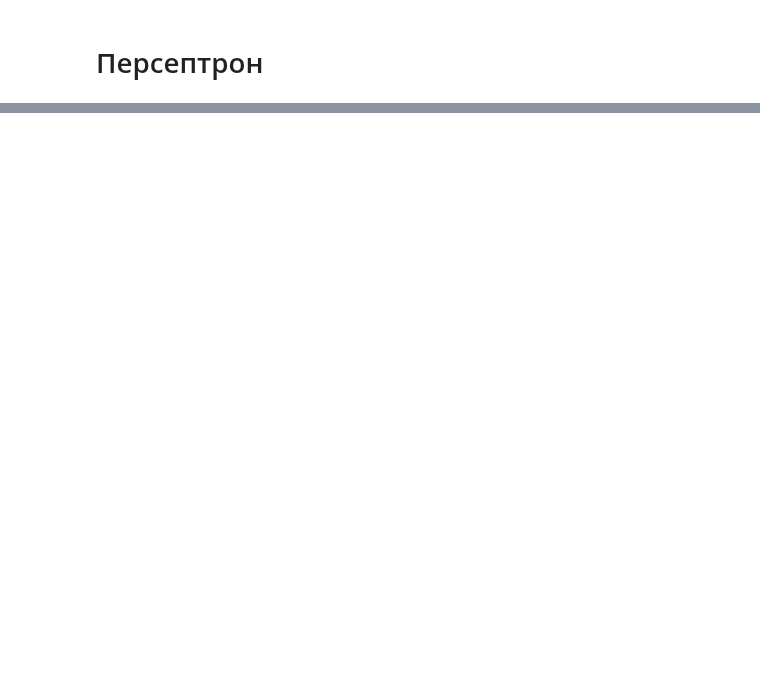
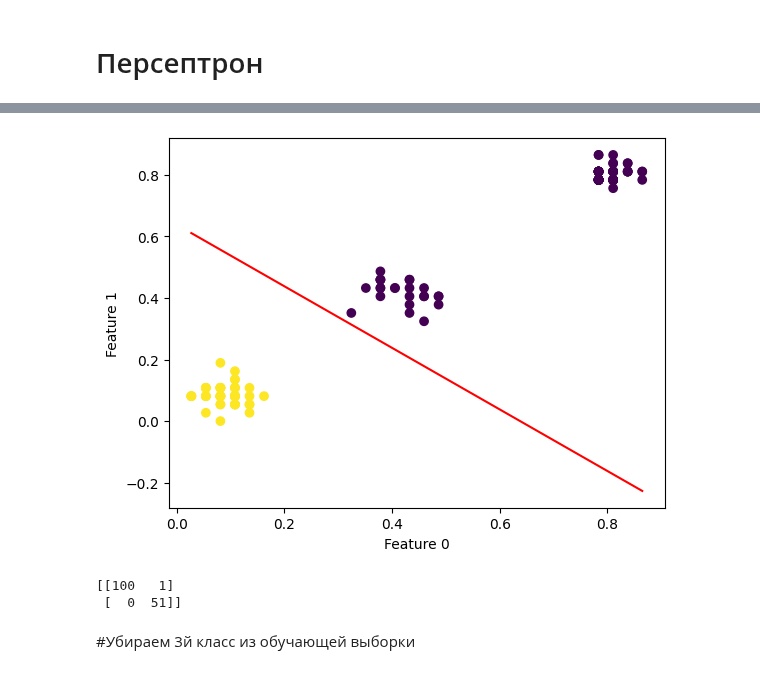
Before and after one commit to MorozovDesu/neural_network_technologies, a Jupyter notebook: "Нейросетевые_технологии_1_Лаба_ipynb".ipynb, the cells around one changed output, grey strips where cells are left out. Cells and saved outputs as stored; diff of their text form; code cells hidden in the pictures; blank space fills up the shorter version.

```diff
--- a/"Нейросетевые_технологии_1_Лаба_ipynb".ipynb
+++ b/"Нейросетевые_технологии_1_Лаба_ipynb".ipynb
@@ -608,32 +625,38 @@ print(distinctions)
 # %%
-perTest = per.predict(X_test3)
+perTest3 = per3.predict(X_test3)
 
 x0_1 = np.amin(X_train3[:, 0])
 x0_2 = np.amax(X_train3[:, 0])
 
 x1_1 = np.amin(X_train3[:, 1])
 x1_2 = np.amax(X_train3[:, 1])
 
 x = [x0_1, x0_2]
 y = [x1_1, x1_2]
 
 # Пересчет коэффициентов разделяющей прямой для двух признаков
-slope = -per.weights[0] / per.weights[1]
-intercept = -per.bias / per.weights[1]
+slope = -per3.weights[0] / per3.weights[1]
+intercept = -per3.bias / per3.weights[1]
 
 # Вычисление точек для разделяющей прямой
 x_line = np.array([x0_1, x0_2])
 y_line = slope * x_line + intercept
 
 # Построение двумерного рассеянного графика
-plt.scatter(X_train3[:, 0], X_train3[:, 1], c=perTest, cmap='viridis')
+plt.scatter(X_train3[:, 0], X_train3[:, 1], c=perTrain3, cmap='viridis')
 plt.xlabel('Feature 0')
 plt.ylabel('Feature 1')
 
 # Построение разделяющей прямой
 plt.plot(x_line, y_line, color='red')
 plt.show()
 
 # Матрица различий
-distinctions = confusion_matrix(y_train3, perTest)
+distinctions = confusion_matrix(y_test3, perTest3)
 print(distinctions)
+# %% [output]
+[figure, added]
+[[100   1]
+ [  0  51]]
+# %% [markdown]
+#Убираем 3й класс из обучающей выборки
```
Also changed, not shown: parts of 17 cells of this notebook.
